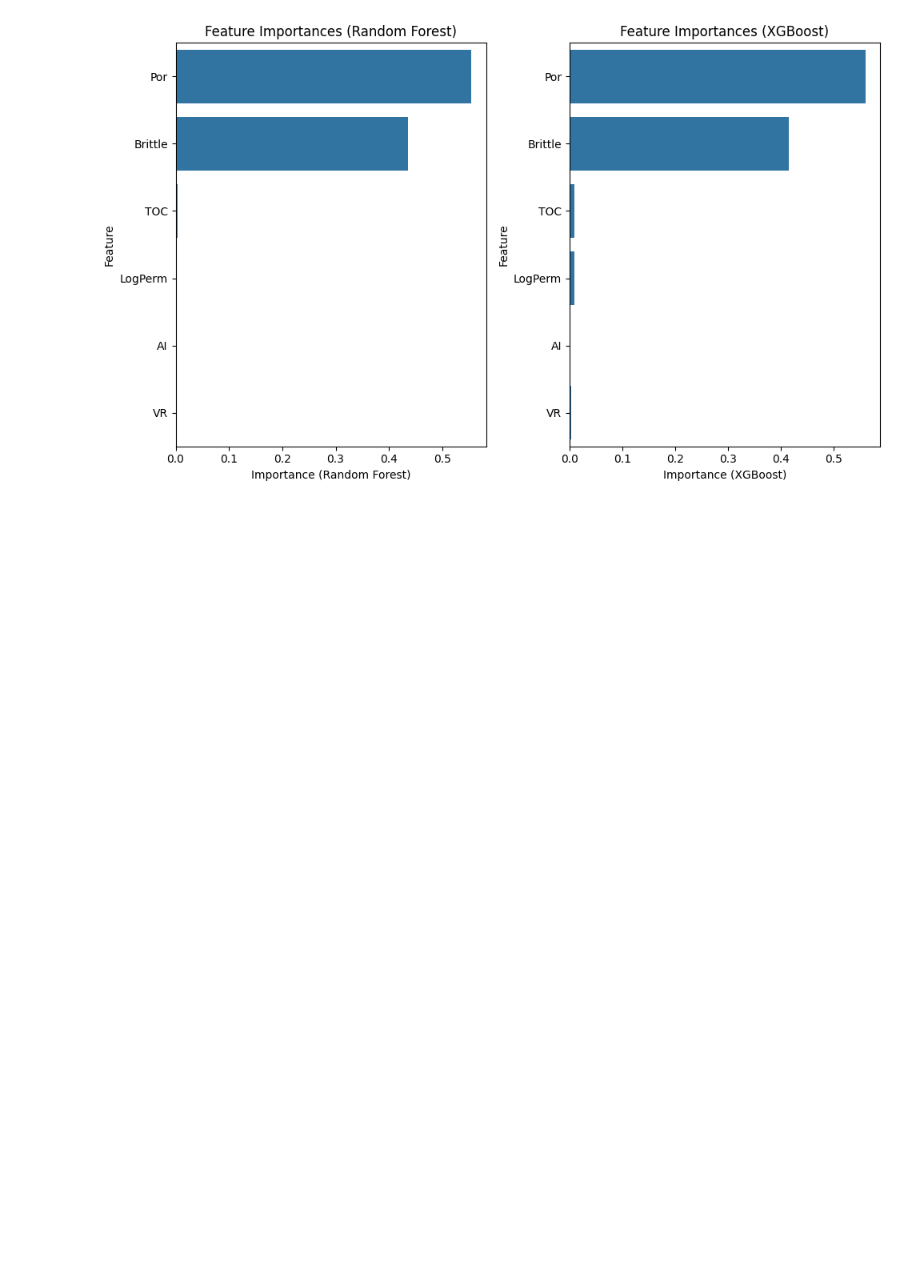
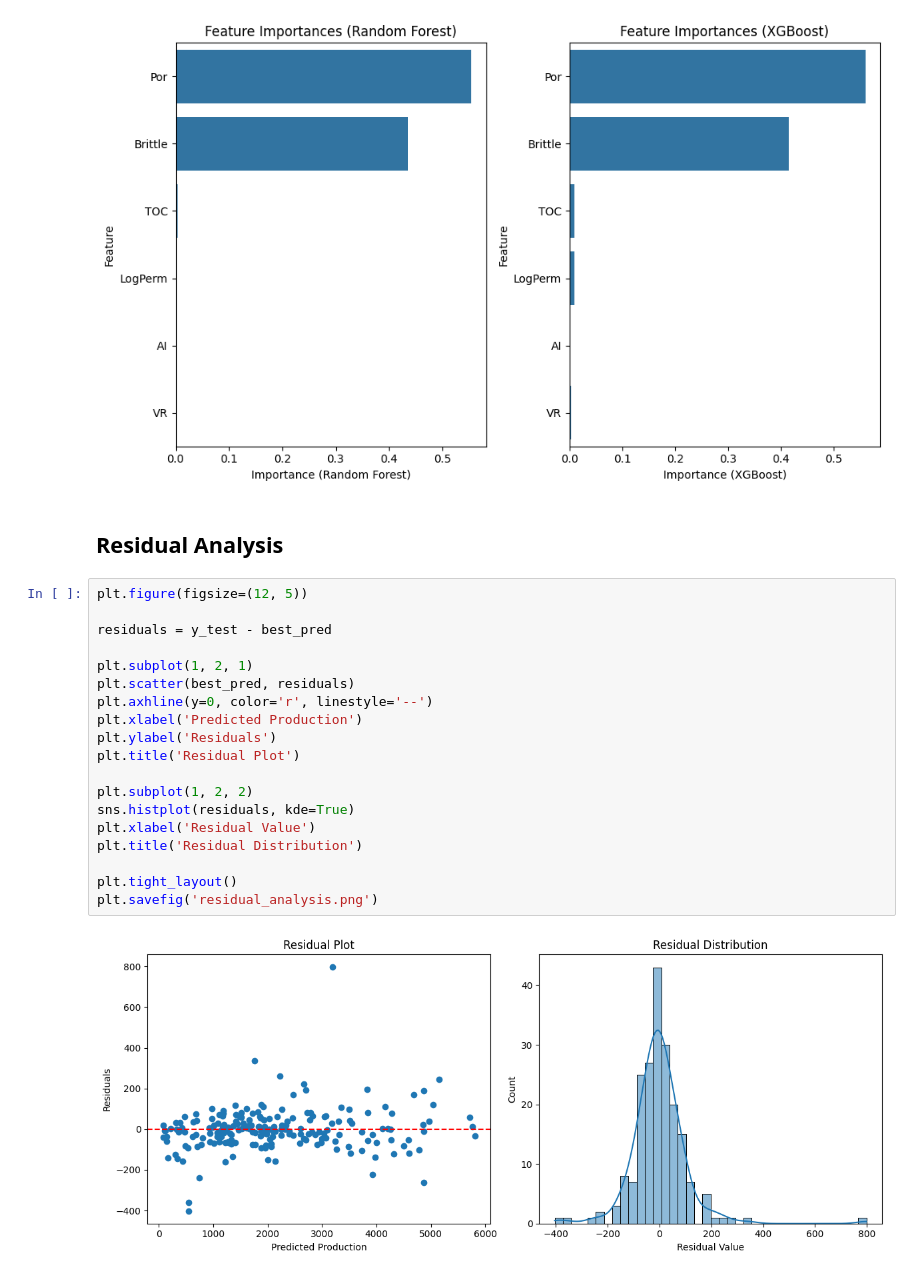
Before and after one commit to vissutagunawan/pre-test-hackathon-kgi, a Jupyter notebook: Case_1/main.ipynb, the cells around one changed output. Saved outputs shown, nothing was run; the diff lists cells and outputs as text; blank space fills up the shorter version.

Commit message:
Case_1: add residual analysis

```diff
--- a/Case_1/main.ipynb
+++ b/Case_1/main.ipynb
@@ -311,3 +311,26 @@ plt.savefig('feature_importance.png')
 --- Model Evaluation and Visualization ---
 [figure]
 [figure]
+# %% [markdown]
+## Residual Analysis
+# %%
+plt.figure(figsize=(12, 5))
+
+residuals = y_test - best_pred
+
+plt.subplot(1, 2, 1)
+plt.scatter(best_pred, residuals)
+plt.axhline(y=0, color='r', linestyle='--')
+plt.xlabel('Predicted Production')
+plt.ylabel('Residuals')
+plt.title('Residual Plot')
+
+plt.subplot(1, 2, 2)
+sns.histplot(residuals, kde=True)
+plt.xlabel('Residual Value')
+plt.title('Residual Distribution')
+
+plt.tight_layout()
+plt.savefig('residual_analysis.png')
+# %% [output]
+[figure, added]
```
